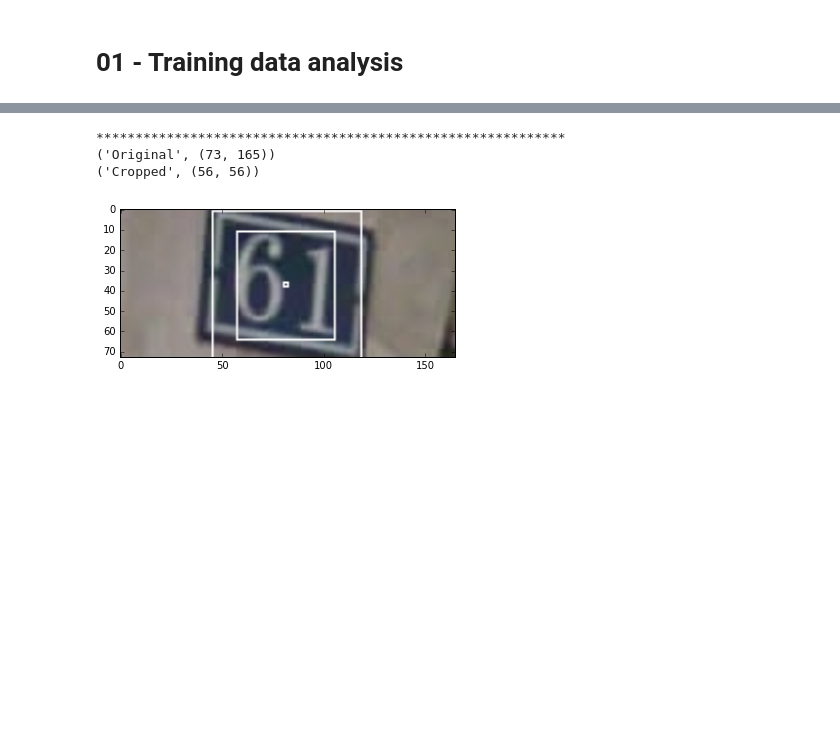
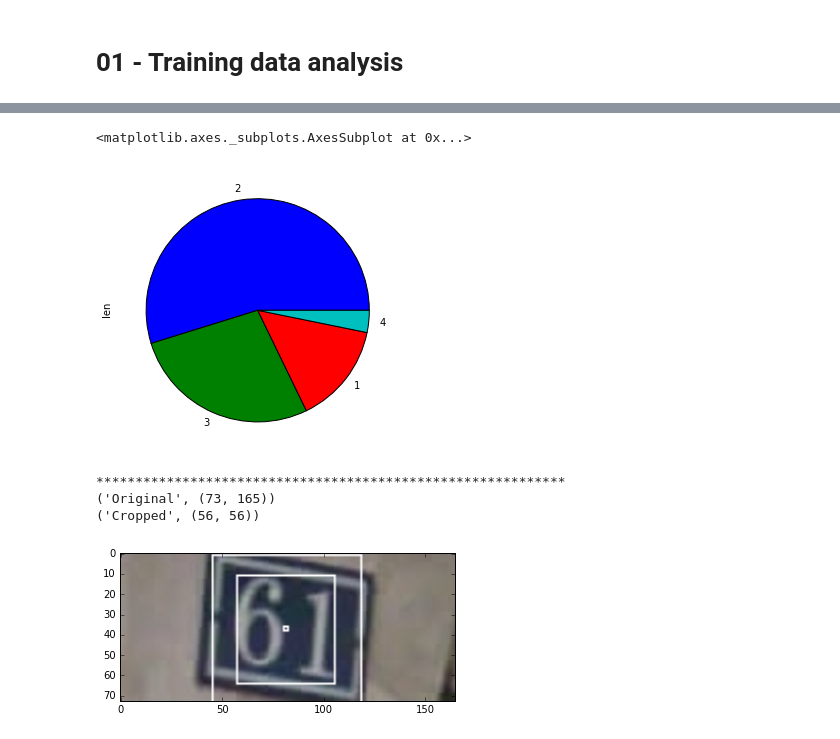
Before and after one commit to bvstillwell/udacity-mlnd-capstone, a Jupyter notebook: p5r/01 - Data analysis.ipynb, the cells around one changed output, grey strips where cells are left out. Cells and saved outputs as stored; diff of their text form; code cells hidden in the pictures; blank space fills up the shorter version.

Commit message:
:books: Added 2 minute training

```diff
--- a/p5r/01 - Data analysis.ipynb
+++ b/p5r/01 - Data analysis.ipynb
@@ -126,2 +126,9 @@ Max:222, min:10
 (28149,)
 (13068, 11)
+# %%
+df_train['len'] = df_train['label'].map(len)
+
+df_train['len'].value_counts().plot.pie(figsize=(5,5))
+# %% [output]
+<matplotlib.axes._subplots.AxesSubplot at 0x...>
+[figure, added]
```
Also changed, not shown: parts of 2 cells of this notebook, 2 other files.
